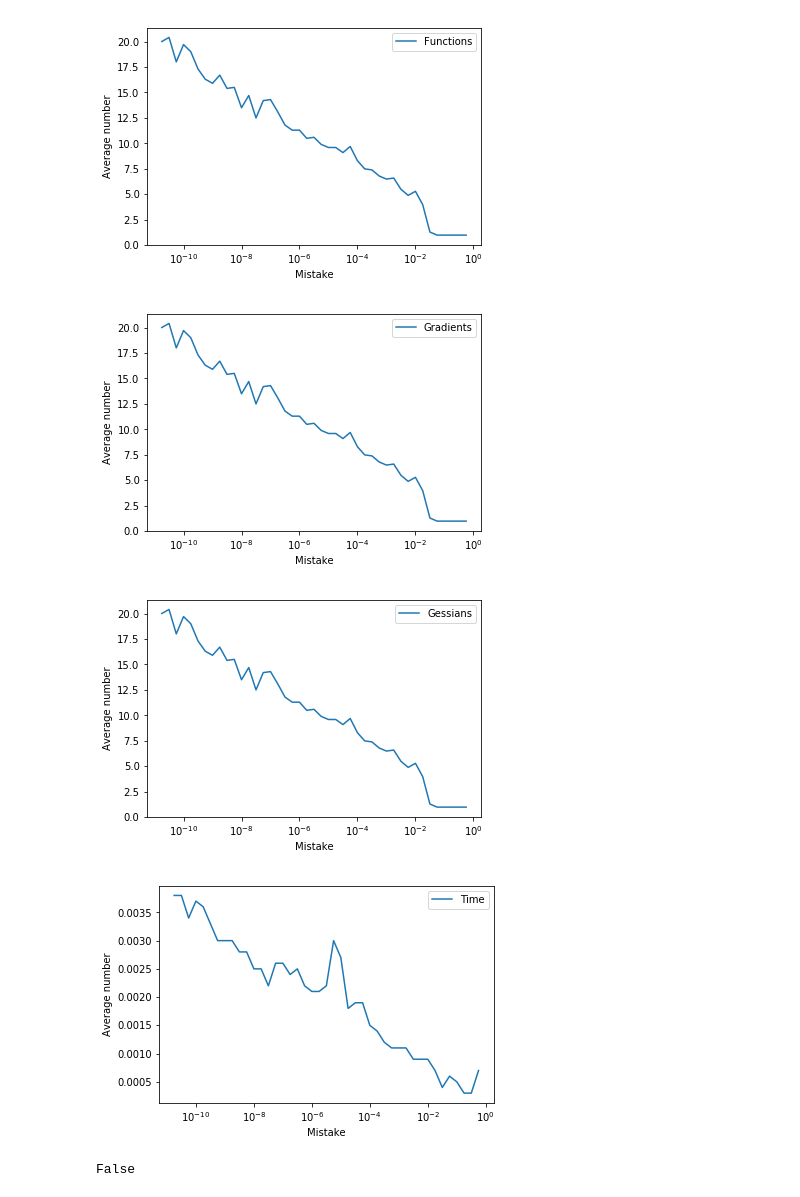
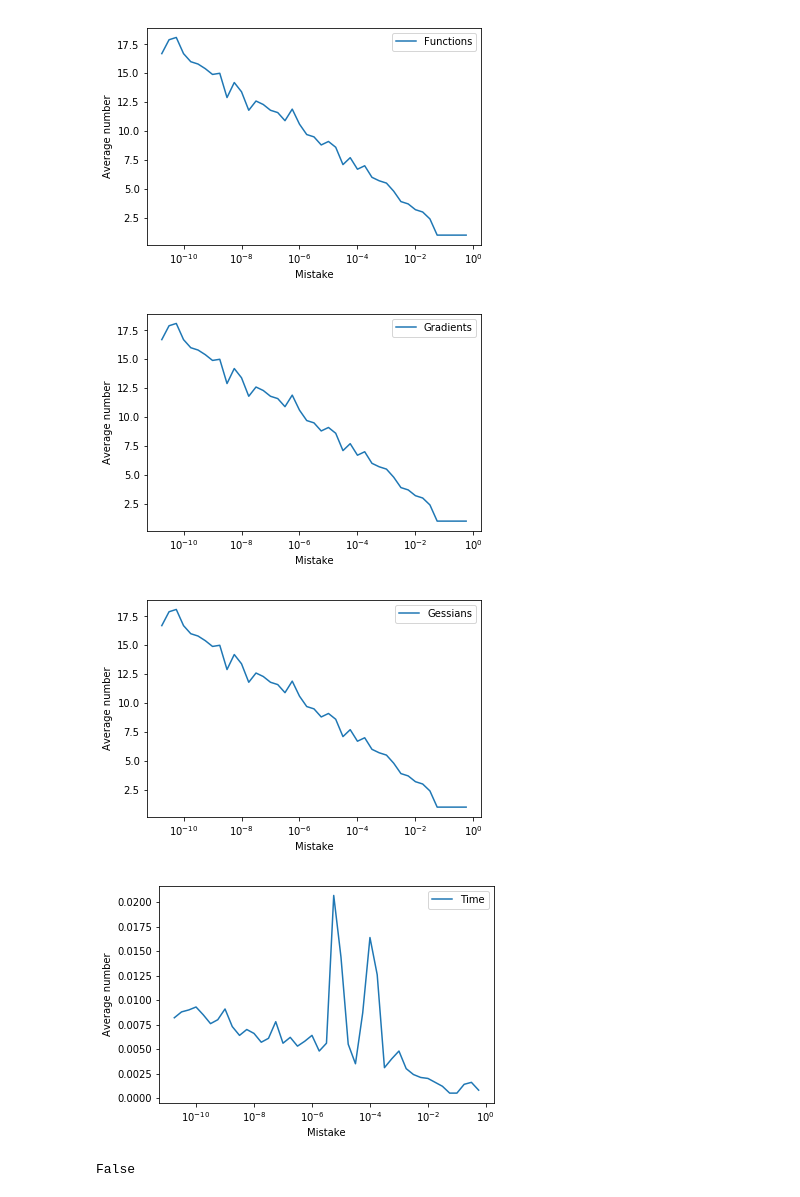
Before and after one commit to LordProtoss/MethodsOptimisation, a Jupyter notebook: NewtonMethod.ipynb, the cells around one changed output. Saved outputs shown, nothing was run; the diff lists cells and outputs as text; code cells hidden in the pictures.

```diff
--- a/NewtonMethod.ipynb
+++ b/NewtonMethod.ipynb
@@ -225,7 +225,7 @@ def RandomTest():
 
 Test()
 RandomTest()
-n = 10
+n = 100
 m = 10
 IterationsMistake(n, m, 10**(-1 * np.arange(1, 44) / 4.0))
 # %% [output]
@@ -248,7 +248,7 @@ Value:  0.9988445598953184
-[figure, old version]
+[figure, new version]
-[figure, old version]
+[figure, new version]
-[figure, old version]
+[figure, new version]
-[figure, old version]
+[figure, new version]
 # %%
 x = np.array([2.0, 0.0])
 
```
Also changed, not shown: parts of 1 cell of this notebook, 4 other files.
